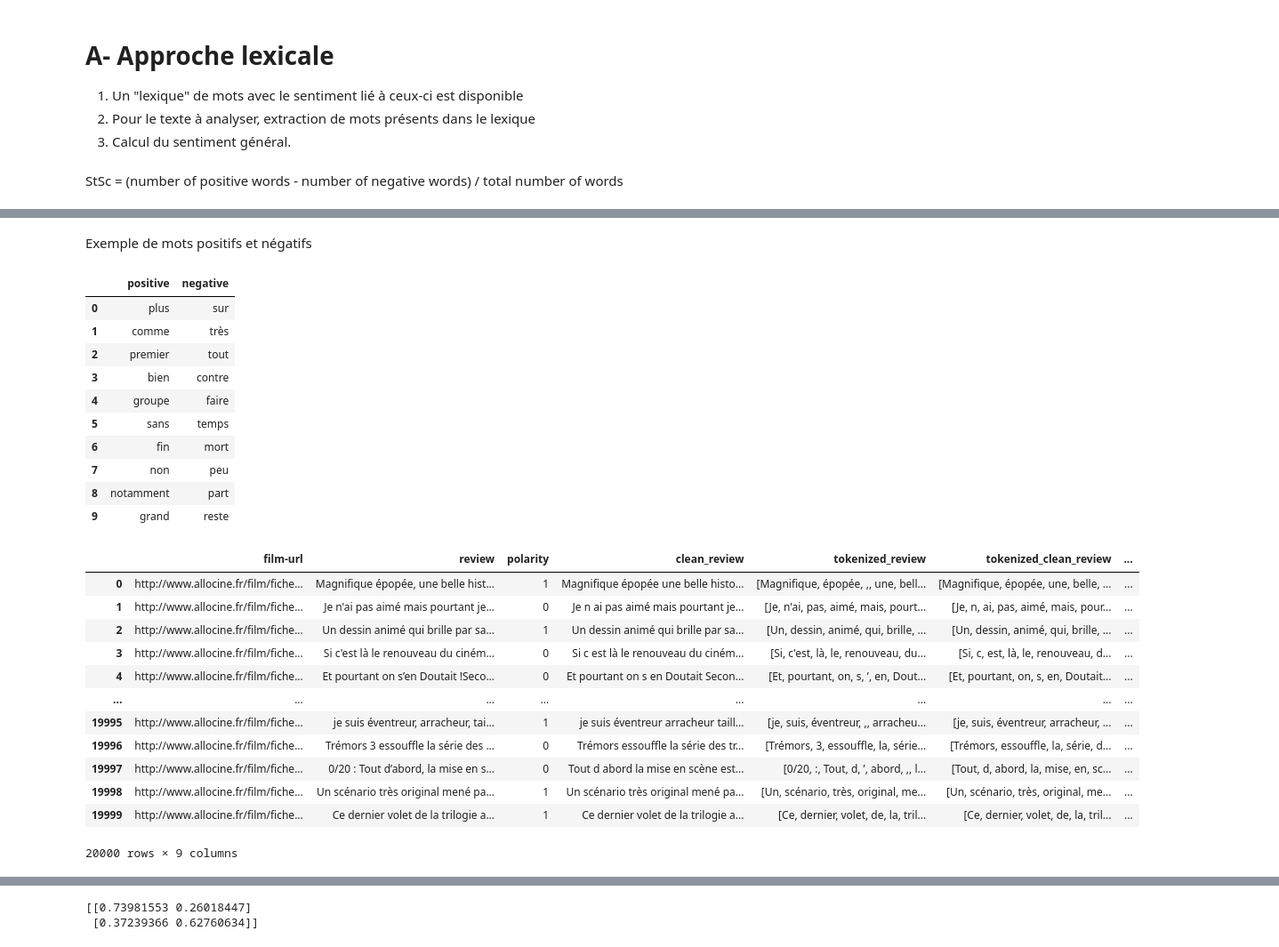
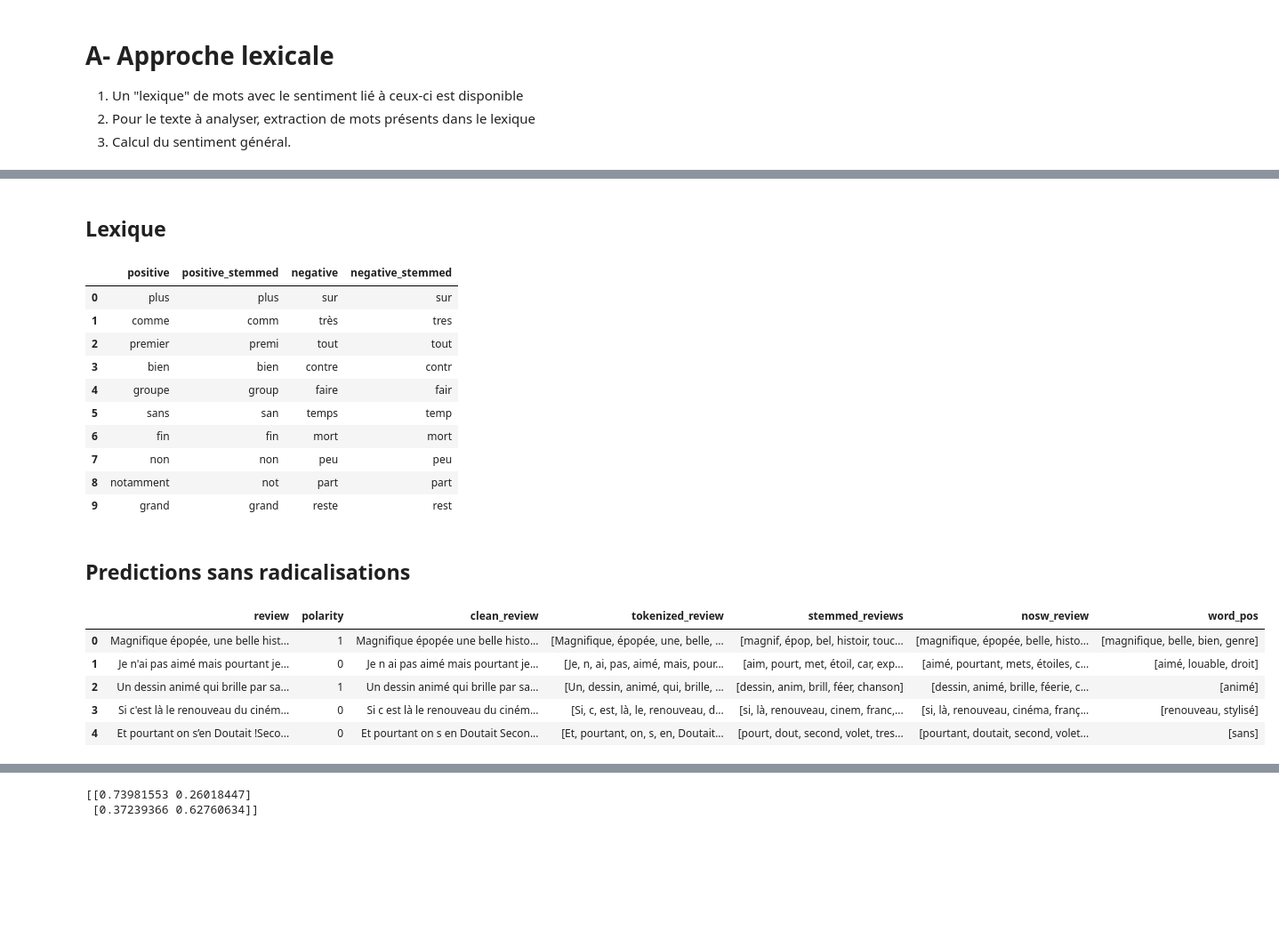
Before and after one commit to Vachonni/TrainingNLP, a Jupyter notebook: ConsortFormationNLP.ipynb, the cells around one changed output, grey strips where cells are left out. Shown at 89% size. Drawn from its saved outputs; the diff is of its cells as text; code cells hidden in the pictures; blank space fills up the shorter version.

Commit message:
lexicon analysis (with and without stemming)

```diff
--- a/ConsortFormationNLP.ipynb
+++ b/ConsortFormationNLP.ipynb
@@ -107,0 +114,4 @@ test_data.head()
+# %%
+# Remove the reviews tokenized from non-cleaned reviews
+test_data = test_data.drop(columns=['tokenized_NOT_CLEAN_review'])
+test_data.head()
@@ -156,4 +180,4 @@ stopwords
 # %%
-test_data['nosw_tokenized_clean_review'] = test_data['tokenized_clean_review'].apply(lambda x: [word.lower() for word in x if word.lower() not in stopwords])
+test_data['nosw_review'] = test_data['tokenized_review'].apply(lambda x: [word.lower() for word in x if word.lower() not in stopwords])
 test_data.head()
 # %% [output]
@@ -165,0 +192,7 @@ test_data.head()
+# %%
+from nltk.stem.snowball import FrenchStemmer
+
+stemmer = FrenchStemmer()
+
+test_data['stemmed_reviews'] = test_data['nosw_review'].apply(lambda l: [stemmer.stem(word) for word in l])
+test_data.head()
@@ -169,47 +209,44 @@ test_data.head()
 1. Un "lexique" de mots avec le sentiment lié à ceux-ci est disponible
 2. Pour le texte à analyser, extraction de mots présents dans le lexique
 3. Calcul du sentiment général.
-# %% [markdown]
-StSc = (number of positive words - number of negative words) / total number of words
 # %% [markdown]
 ![Our-proposed-architecture-based-on-the-Dictionary-Based-classification-approach.png](embedded-picture-1)
-# %% [markdown]
-Exemple de mots positifs et négatifs
+# %% [markdown]
+## Lexique
 # %%
-# Load txt file with pandas
+# Load lexicon txt file with pandas
 lex_pos = pd.read_csv(config.base_dir + '/Data/positive_words_fr.txt', header=None)
 lex_pos.columns = ['positive']
 lex_neg = pd.read_csv(config.base_dir + '/Data/negative_words_fr.txt', header=None)
 lex_neg.columns = ['negative']
-lex = pd.concat([df_pos, df_neg], axis=1)
+# Create steemed versions of the lexicon
+lex_pos['positive_stemmed'] = lex_pos['positive'].apply(lambda x: stemmer.stem(x))
+lex_neg['negative_stemmed'] = lex_neg['negative'].apply(lambda x: stemmer.stem(x))
+
+lex = pd.concat([lex_pos, lex_neg], axis=1)
 lex.head(10)
 # %% [output]
-|  | positive | negative |
-| 0 | plus | sur |
-| 1 | comme | très |
-| 2 | premier | tout |
-| 3 | bien | contre |
-| 4 | groupe | faire |
-| 5 | sans | temps |
-| 6 | fin | mort |
-| 7 | non | peu |
-| 8 | notamment | part |
-| 9 | grand | reste |
+|  | positive | positive_stemmed | negative | negative_stemmed |
+| 0 | plus | plus | sur | sur |
+| 1 | comme | comm | très | tres |
+| 2 | premier | premi | tout | tout |
+| 3 | bien | bien | contre | contr |
+| 4 | groupe | group | faire | fair |
+| 5 | sans | san | temps | temp |
+| 6 | fin | fin | mort | mort |
+| 7 | non | non | peu | peu |
+| 8 | notamment | not | part | part |
+| 9 | grand | grand | reste | rest |
+# %% [markdown]
+## Predictions sans radicalisations
 # %%
-test_data['word_pos'] = test_data['nosw_tokenized_clean_review'].apply(lambda l: [w for w in l if w in lex['positive'].values])
+test_data['word_pos'] = test_data['nosw_review'].apply(lambda l: [w for w in l if w in lex['positive'].dropna().values])
 test_data.head()
 # %% [output]
-|  | film-url | review | polarity | clean_review | tokenized_review | tokenized_clean_review | ... |
-| 0 | http://www.allocine.fr/film/fiche... | Magnifique épopée, une belle hist... | 1 | Magnifique épopée une belle histo... | [Magnifique, épopée, ,, une, bell... | [Magnifique, épopée, une, belle, ... | ... |
-| 1 | http://www.allocine.fr/film/fiche... | Je n'ai pas aimé mais pourtant je... | 0 | Je n ai pas aimé mais pourtant je... | [Je, n'ai, pas, aimé, mais, pourt... | [Je, n, ai, pas, aimé, mais, pour... | ... |
-| 2 | http://www.allocine.fr/film/fiche... | Un dessin animé qui brille par sa... | 1 | Un dessin animé qui brille par sa... | [Un, dessin, animé, qui, brille, ... | [Un, dessin, animé, qui, brille, ... | ... |
-| 3 | http://www.allocine.fr/film/fiche... | Si c'est là le renouveau du ciném... | 0 | Si c est là le renouveau du ciném... | [Si, c'est, là, le, renouveau, du... | [Si, c, est, là, le, renouveau, d... | ... |
-| 4 | http://www.allocine.fr/film/fiche... | Et pourtant on s’en Doutait !Seco... | 0 | Et pourtant on s en Doutait Secon... | [Et, pourtant, on, s, ’, en, Dout... | [Et, pourtant, on, s, en, Doutait... | ... |
-| ... | ... | ... | ... | ... | ... | ... | ... |
-| 19995 | http://www.allocine.fr/film/fiche... | je suis éventreur, arracheur, tai... | 1 | je suis éventreur arracheur taill... | [je, suis, éventreur, ,, arracheu... | [je, suis, éventreur, arracheur, ... | ... |
-| 19996 | http://www.allocine.fr/film/fiche... | Trémors 3 essouffle la série des ... | 0 | Trémors essouffle la série des tr... | [Trémors, 3, essouffle, la, série... | [Trémors, essouffle, la, série, d... | ... |
-| 19997 | http://www.allocine.fr/film/fiche... | 0/20 : Tout d’abord, la mise en s... | 0 | Tout d abord la mise en scène est... | [0/20, :, Tout, d, ’, abord, ,, l... | [Tout, d, abord, la, mise, en, sc... | ... |
-| 19998 | http://www.allocine.fr/film/fiche... | Un scénario très original mené pa... | 1 | Un scénario très original mené pa... | [Un, scénario, très, original, me... | [Un, scénario, très, original, me... | ... |
-| 19999 | http://www.allocine.fr/film/fiche... | Ce dernier volet de la trilogie a... | 1 | Ce dernier volet de la trilogie a... | [Ce, dernier, volet, de, la, tril... | [Ce, dernier, volet, de, la, tril... | ... |
+|  | review | polarity | clean_review | tokenized_review | stemmed_reviews | nosw_review | word_pos |
+| 0 | Magnifique épopée, une belle hist... | 1 | Magnifique épopée une belle histo... | [Magnifique, épopée, une, belle, ... | [magnif, épop, bel, histoir, touc... | [magnifique, épopée, belle, histo... | [magnifique, belle, bien, genre] |
+| 1 | Je n'ai pas aimé mais pourtant je... | 0 | Je n ai pas aimé mais pourtant je... | [Je, n, ai, pas, aimé, mais, pour... | [aim, pourt, met, étoil, car, exp... | [aimé, pourtant, mets, étoiles, c... | [aimé, louable, droit] |
+| 2 | Un dessin animé qui brille par sa... | 1 | Un dessin animé qui brille par sa... | [Un, dessin, animé, qui, brille, ... | [dessin, anim, brill, féer, chanson] | [dessin, animé, brille, féerie, c... | [animé] |
+| 3 | Si c'est là le renouveau du ciném... | 0 | Si c est là le renouveau du ciném... | [Si, c, est, là, le, renouveau, d... | [si, là, renouveau, cinem, franc,... | [si, là, renouveau, cinéma, franç... | [renouveau, stylisé] |
+| 4 | Et pourtant on s’en Doutait !Seco... | 0 | Et pourtant on s en Doutait Secon... | [Et, pourtant, on, s, en, Doutait... | [pourt, dout, second, volet, tres... | [pourtant, doutait, second, volet... | [sans] |
-20000 rows × 9 columns
 # %%
```
Also changed, not shown: parts of 28 cells of this notebook.
